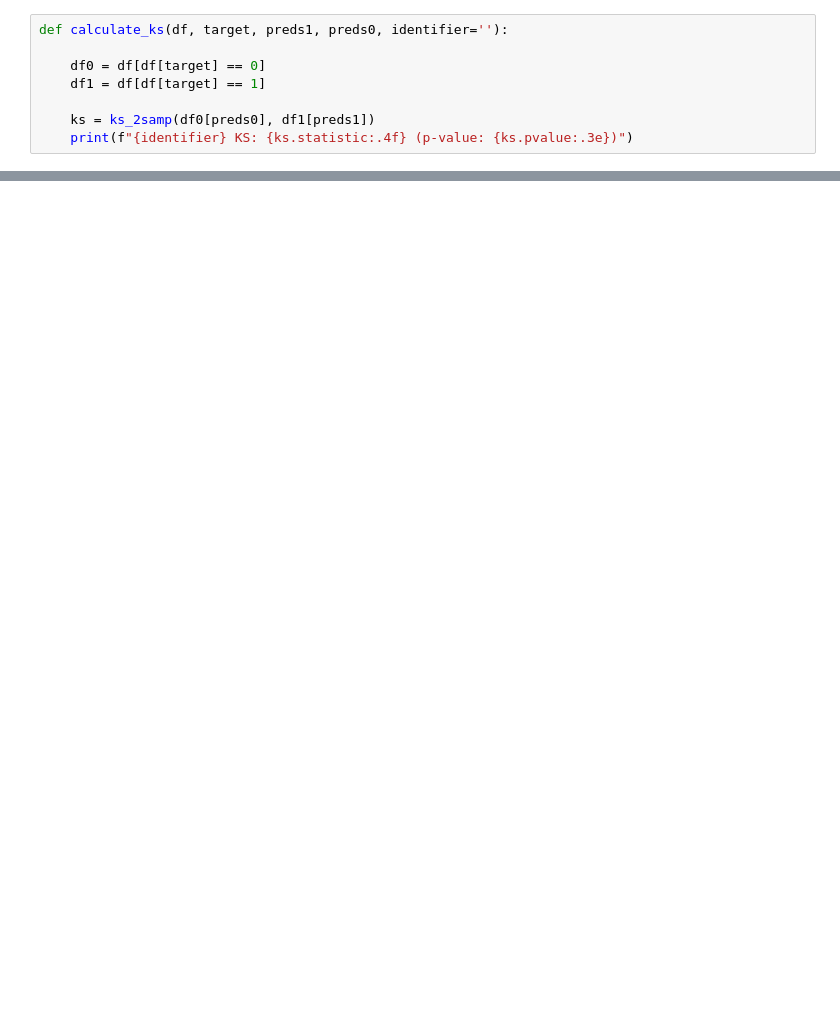
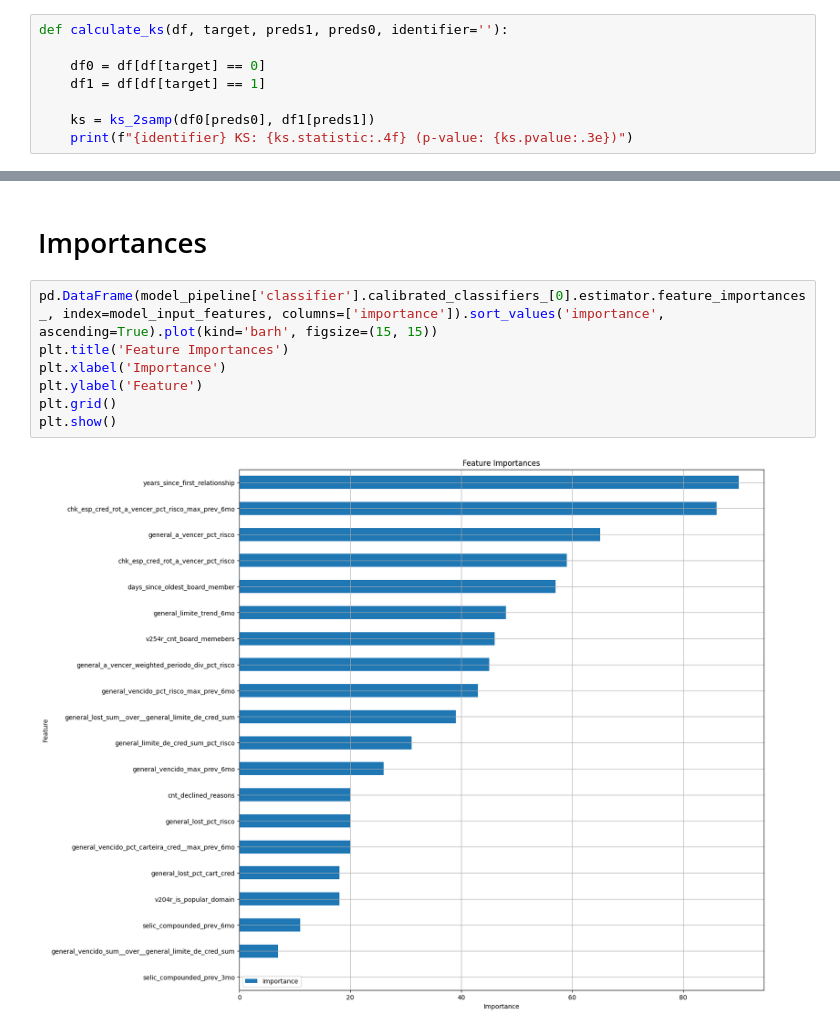
Before and after one commit to nicolas-bc/credit-model, a Jupyter notebook: prod_model.ipynb, the cells around one changed output, grey strips where cells are left out. Cells and saved outputs as stored; diff of their text form; blank space fills up the shorter version.

```diff
--- a/prod_model.ipynb
+++ b/prod_model.ipynb
@@ -233,0 +247,11 @@ bins_average_default_rate.sort_values(['data', 'decile'], ascending=False)
+# %% [markdown]
+# Importances
+# %%
+pd.DataFrame(model_pipeline['classifier'].calibrated_classifiers_[0].estimator.feature_importances_, index=model_input_features, columns=['importance']).sort_values('importance', ascending=True).plot(kind='barh', figsize=(15, 15))
+plt.title('Feature Importances')
+plt.xlabel('Importance')
+plt.ylabel('Feature')
+plt.grid()
+plt.show()
+# %% [output]
+[figure, added]
```
Also changed, not shown: parts of 21 cells of this notebook, 9 other files.
